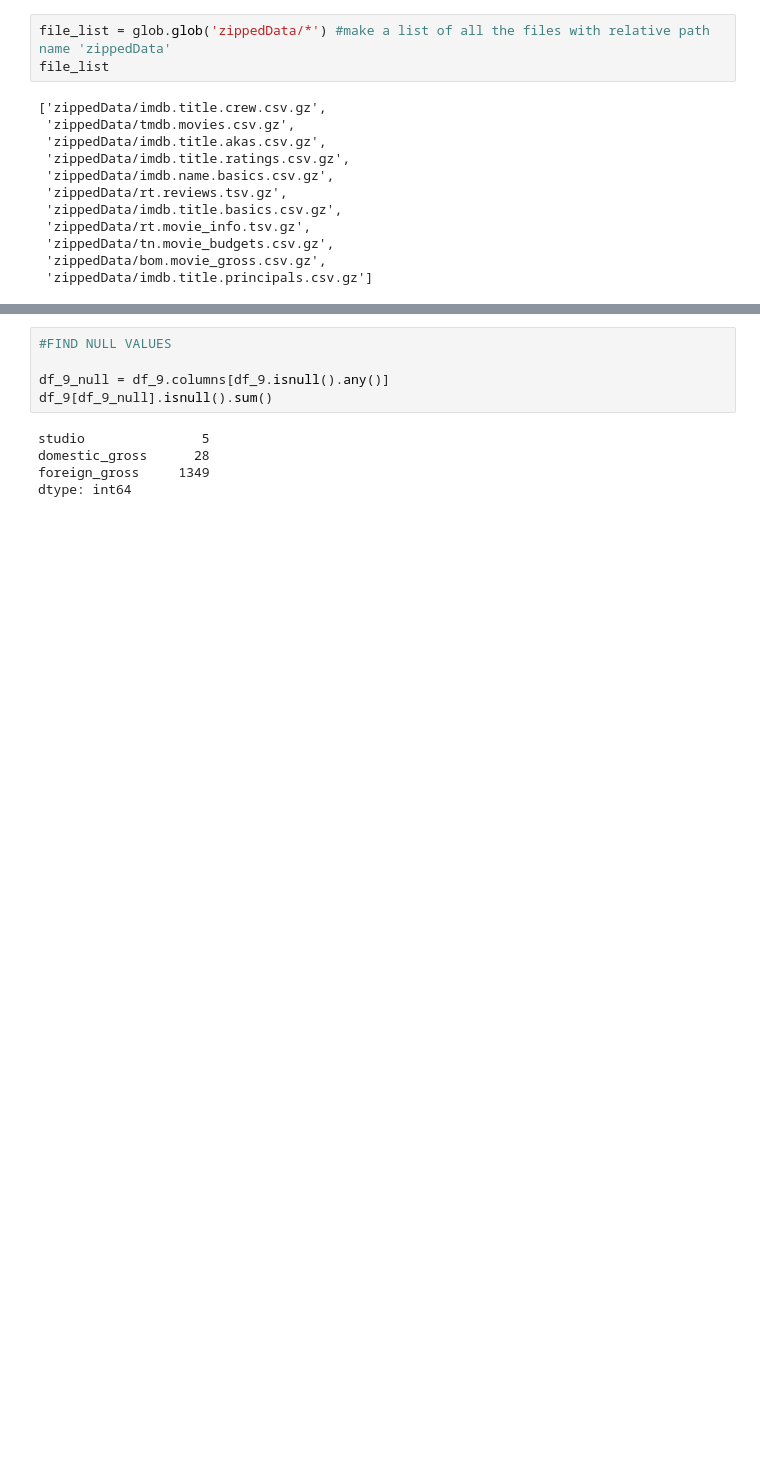
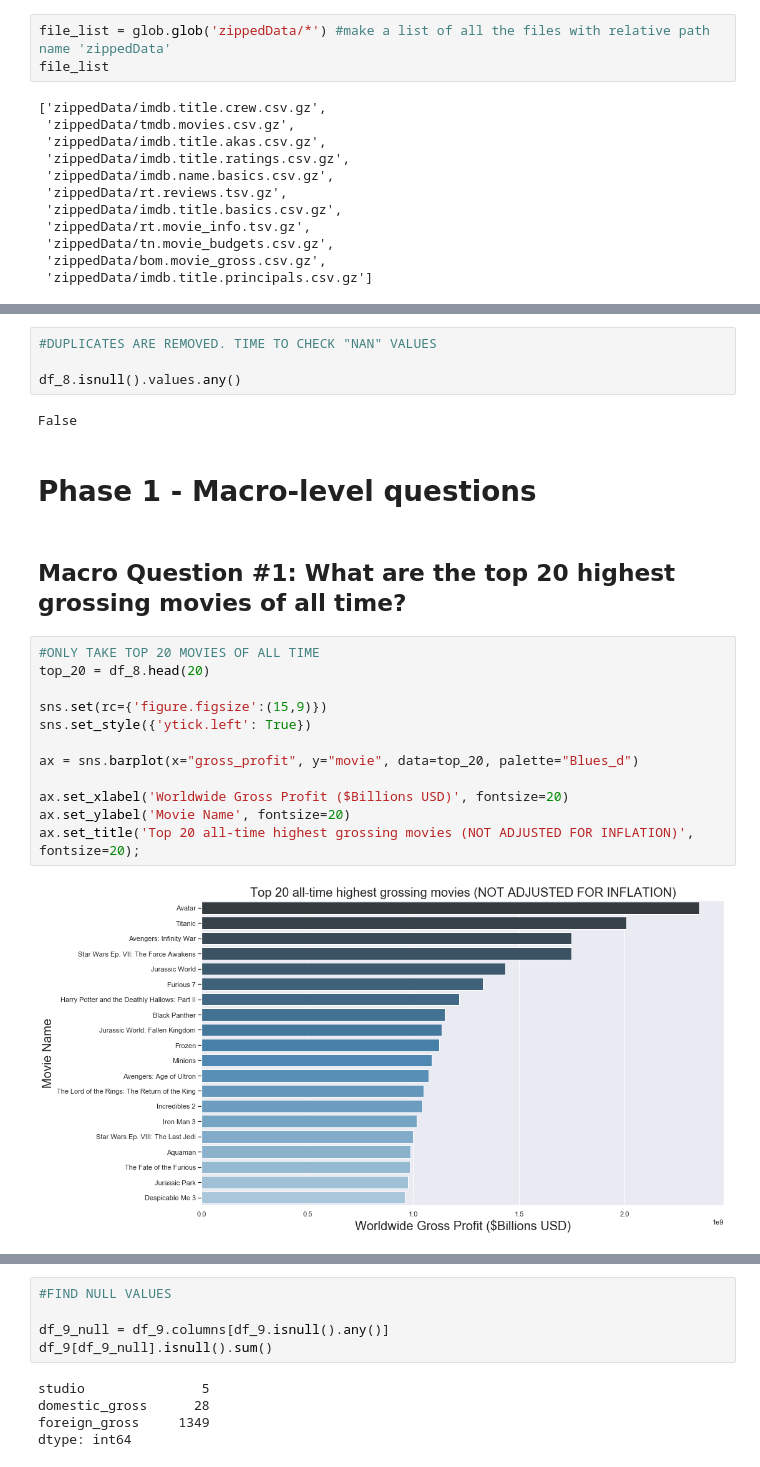
Before and after one commit to stones-1130/dsc-mod-1-project-v2-1-onl01-dtsc-pt-041320, a Jupyter notebook: student.ipynb, the cells around one changed output, grey strips where cells are left out. Cells and saved outputs as stored; diff of their text form; blank space fills up the shorter version.

```diff
--- a/student.ipynb
+++ b/student.ipynb
@@ -349,0 +340,24 @@ df_9
+# %%
+#DUPLICATES ARE REMOVED. TIME TO CHECK "NAN" VALUES
+
+df_8.isnull().values.any()
+# %% [output]
+False
+# %% [markdown]
+# Phase 1 - Macro-level questions
+# %% [markdown]
+## Macro Question #1: What are the top 20 highest grossing movies of all time?
+# %%
+#ONLY TAKE TOP 20 MOVIES OF ALL TIME
+top_20 = df_8.head(20)
+
+sns.set(rc={'figure.figsize':(15,9)})
+sns.set_style({'ytick.left': True})
+
+ax = sns.barplot(x="gross_profit", y="movie", data=top_20, palette="Blues_d")
+
+ax.set_xlabel('Worldwide Gross Profit ($Billions USD)', fontsize=20)
+ax.set_ylabel('Movie Name', fontsize=20)
+ax.set_title('Top 20 all-time highest grossing movies (NOT ADJUSTED FOR INFLATION)', fontsize=20);
+# %% [output]
+[figure, added]
```
Also changed, not shown: parts of 160 cells of this notebook.
